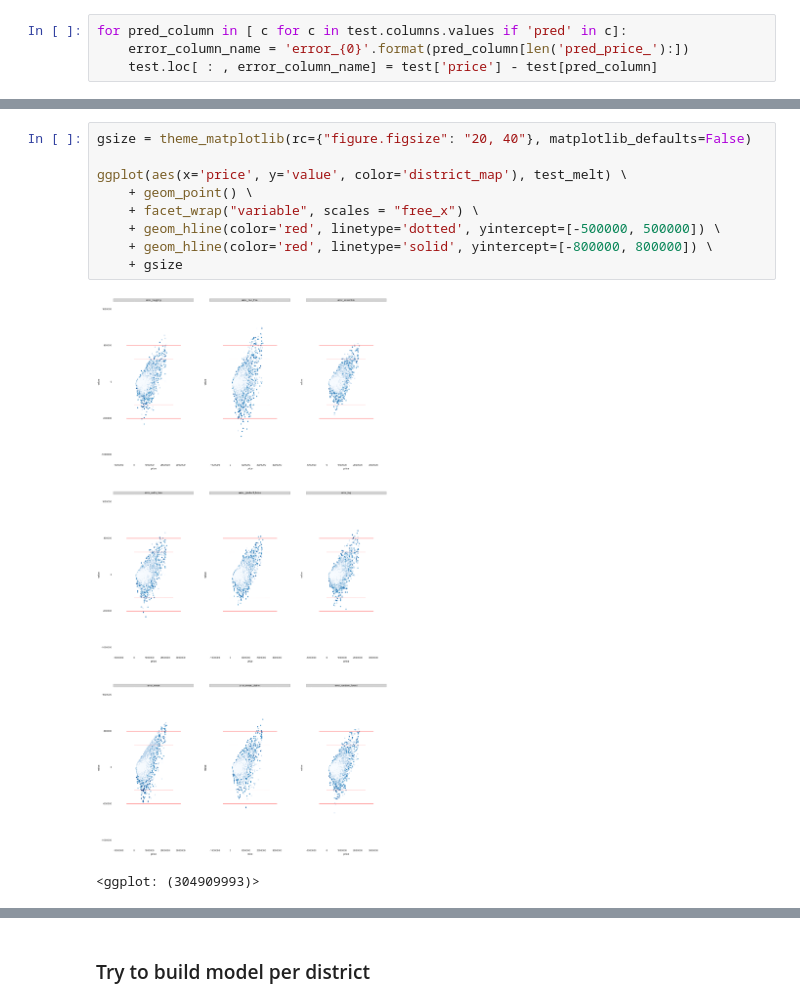
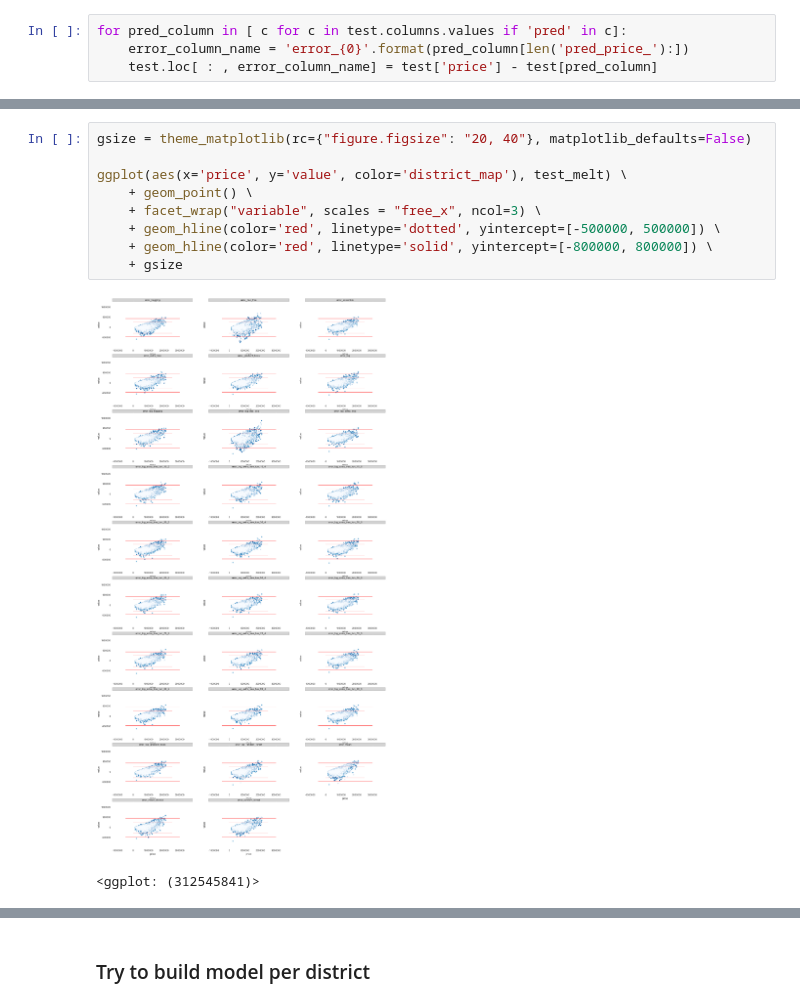
Before and after one commit to slon1024/realestate, a Jupyter notebook: Analyze.ipynb, the cells around one changed output, grey strips where cells are left out. Saved outputs shown, nothing was run; the diff lists cells and outputs as text.

```diff
--- a/Analyze.ipynb
+++ b/Analyze.ipynb
@@ -757,12 +757,12 @@ ggplot(aes(x='price', y='area', colour='value_binary'), test_melt.reset_index()
 # %%
 gsize = theme_matplotlib(rc={"figure.figsize": "20, 40"}, matplotlib_defaults=False)
 
 ggplot(aes(x='price', y='value', color='district_map'), test_melt) \
     + geom_point() \
-    + facet_wrap("variable", scales = "free_x") \
+    + facet_wrap("variable", scales = "free_x", ncol=3) \
     + geom_hline(color='red', linetype='dotted', yintercept=[-500000, 500000]) \
     + geom_hline(color='red', linetype='solid', yintercept=[-800000, 800000]) \
     + gsize
 # %% [output]
-[figure, old version]
+[figure, new version]
-<ggplot: (304909993)>
+<ggplot: (312545841)>
```
Also changed, not shown: parts of 16 cells of this notebook.
